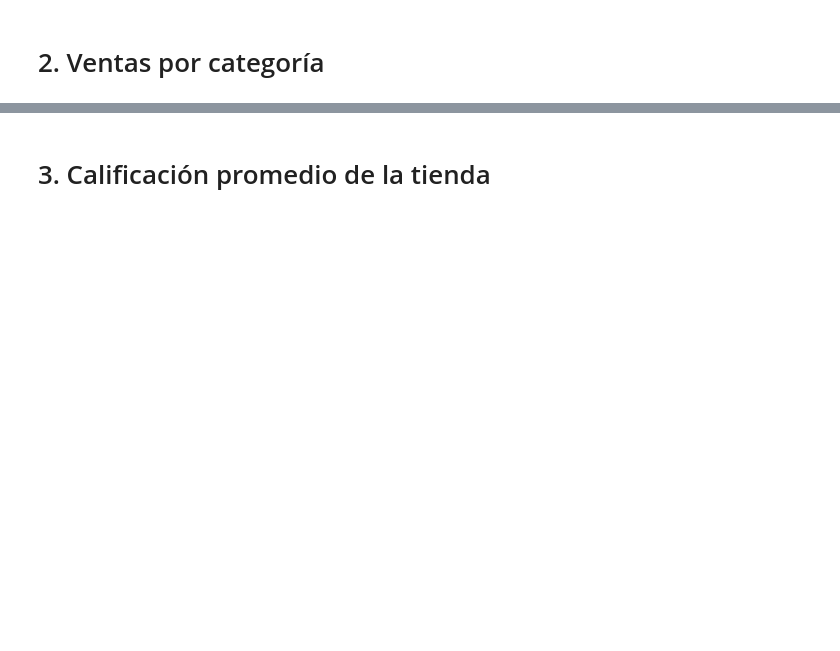
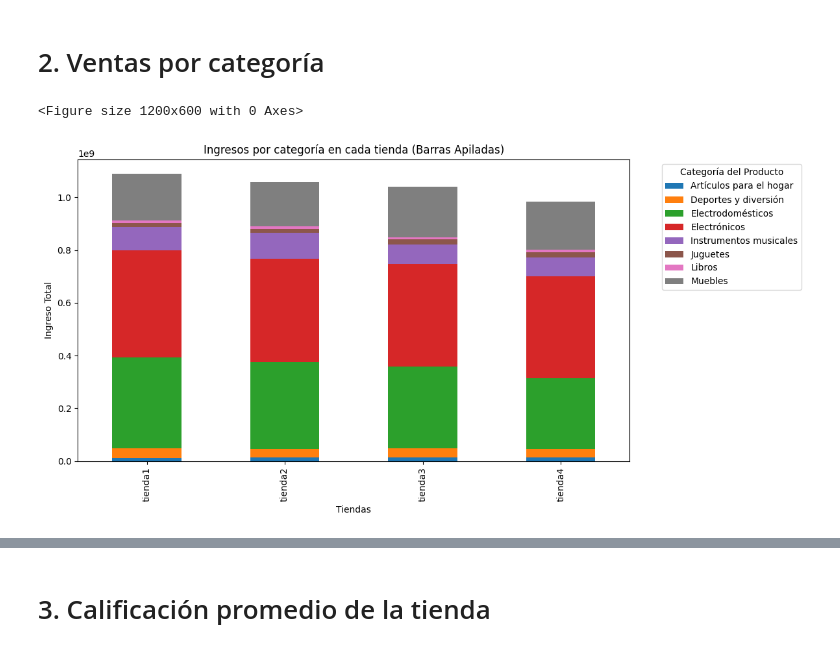
Before and after one commit to JCSR2022/challenge1-data-science-Alura, a Jupyter notebook: AluraStoreLatam.ipynb, the cells around one changed output, grey strips where cells are left out. Cells and saved outputs as stored; diff of their text form; code cells hidden in the pictures; blank space fills up the shorter version.

```diff
--- a/AluraStoreLatam.ipynb
+++ b/AluraStoreLatam.ipynb
@@ -508,2 +440,81 @@ graficar_ingresos_por_tienda_y_categoria(all_data)
 # %% [markdown]
 # 2. Ventas por categoría
+# %%
+def ingresos_por_tienda_categoria(all_data):
+  """
+    Devuelve df con ingresos por tienda agrupado por 'Categoría del Producto'
+
+    Parámetros
+    ----------
+    all_data : dict
+        Diccionario {nombre_tienda: dataframe}
+  """
+
+  df_ingresos = None
+
+  for tienda, df in all_data.items():
+    df = df.copy()
+    df["Ingreso Total"] = df["Precio"] - df["Costo de envío"]
+
+    df_ingreso_tienda = (
+        df.groupby("Categoría del Producto")["Ingreso Total"]
+        .sum()
+        .to_frame(name=tienda)
+        .reset_index()
+    )
+
+    if df_ingresos is None:
+      df_ingresos = df_ingreso_tienda
+    else:
+      df_ingresos = df_ingresos.merge(
+      df_ingreso_tienda,
+      on="Categoría del Producto",
+      # por si alguna tienda no tiene cierta categoría,
+      #que no debe ocurrir porque ya se demostro que son iguales
+      how="outer" )
+
+  return df_ingresos
+
+
+def graficar_ingresos_por_tienda_y_categoria(df_ingresos):
+  """
+    Grafica 1 barra por tienda (stacked bar chart), dividida por categoría.
+
+    Parámetros
+    ----------
+    df_ingresos:
+        df_columns = {"Categoría del Producto": 'con los nombres de las categorias',
+        " 'tienda1', 'tienda2', 'tienda3', 'tienda4'": 'con los ingresos por tienda'}
+  """
+
+
+  # Asegurar que la columna de categoría es índice
+  df_plot = df_ingresos.set_index("Categoría del Producto")
+
+  # Transponer para que:
+  # - filas: tiendas
+  # - columnas: categorías
+  df_plot = df_plot.T
+
+  # Crear la figura
+  plt.figure(figsize=(12, 6))
+
+  # Hacer el grafico apilado
+  df_plot.plot(kind="bar", stacked=True, figsize=(12, 6))
+
+  plt.title("Ingresos por categoría en cada tienda (Barras Apiladas)")
+  plt.xlabel("Tiendas")
+  plt.ylabel("Ingreso Total")
+
+  plt.legend(title="Categoría del Producto", bbox_to_anchor=(1.05, 1), loc="upper left")
+  plt.tight_layout()
+
+  plt.show()
+
+
+df_ingresos = ingresos_por_tienda_categoria(all_data)
+graficar_ingresos_por_tienda_y_categoria(df_ingresos)
+df_ingresos
+# %% [output]
+<Figure size 1200x600 with 0 Axes>
+[figure, added]
```
Also changed, not shown: parts of 15 cells of this notebook.
